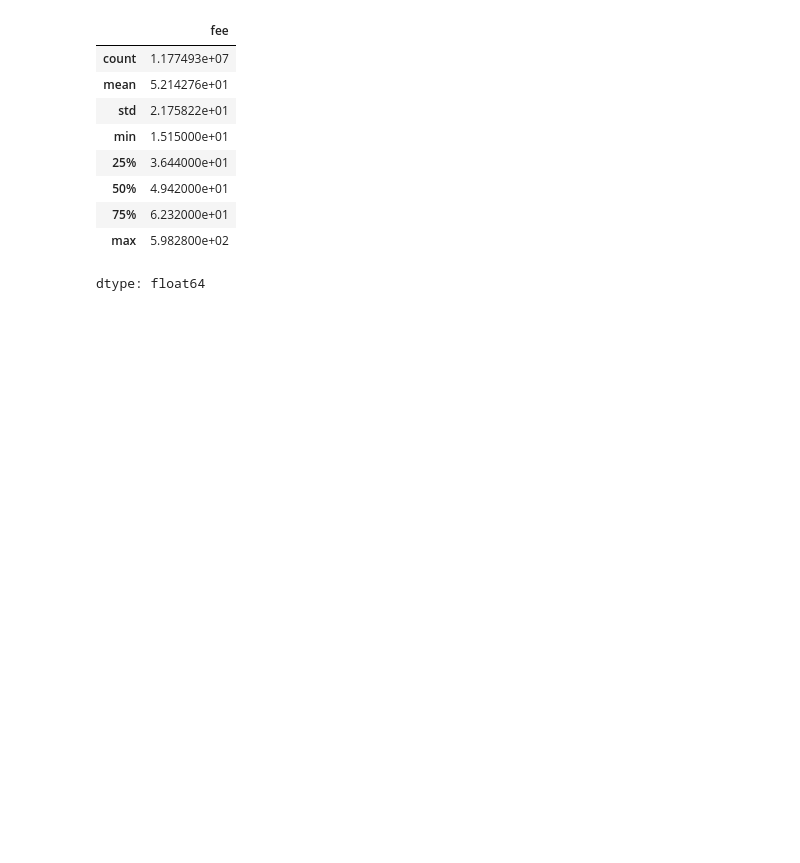
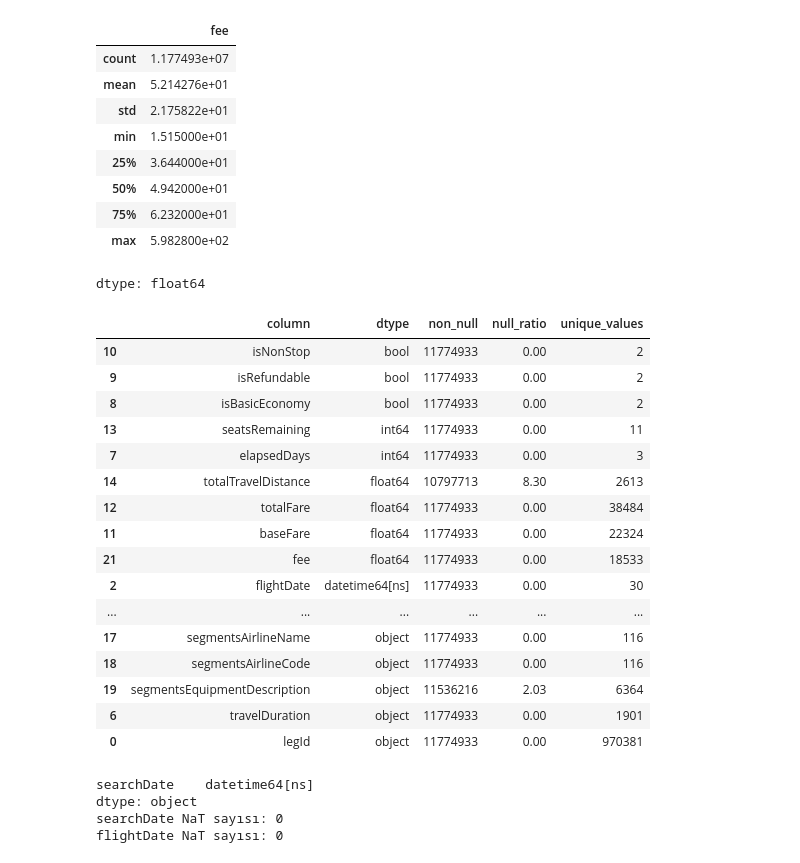
Before and after one commit to meozbrls/Flight_Prices_Analysis, a Jupyter notebook: notebooks/flight_prices_analysis.ipynb, the cells around one changed output. Drawn from its saved outputs; the diff is of its cells as text; code cells hidden in the pictures; blank space fills up the shorter version.

Commit message:
complete data type analysis and structural validation

```diff
--- a/notebooks/flight_prices_analysis.ipynb
+++ b/notebooks/flight_prices_analysis.ipynb
@@ -152,3 +150,45 @@ df["fee"].describe()
 | 75% | 6.232000e+01 |
 | max | 5.982800e+02 |
 dtype: float64
+# %%
+# Kolon tiplerini analiz ediyoruz
+dtype_table = pd.DataFrame({
+    "column": df.columns,
+    "dtype": df.dtypes.values,
+    "non_null": df.notnull().sum().values,          # boş olmayan kayıt sayısı
+    "null_ratio": (df.isnull().mean().values * 100).round(2),  # null oranı (%)
+    "unique_values": df.nunique().values            # benzersiz değer sayısı
+})
+
+dtype_table.sort_values(by="dtype")
+# %% [output]
+|  | column | dtype | non_null | null_ratio | unique_values |
+| 10 | isNonStop | bool | 11774933 | 0.00 | 2 |
+| 9 | isRefundable | bool | 11774933 | 0.00 | 2 |
+| 8 | isBasicEconomy | bool | 11774933 | 0.00 | 2 |
+| 13 | seatsRemaining | int64 | 11774933 | 0.00 | 11 |
+| 7 | elapsedDays | int64 | 11774933 | 0.00 | 3 |
+| 14 | totalTravelDistance | float64 | 10797713 | 8.30 | 2613 |
+| 12 | totalFare | float64 | 11774933 | 0.00 | 38484 |
+| 11 | baseFare | float64 | 11774933 | 0.00 | 22324 |
+| 21 | fee | float64 | 11774933 | 0.00 | 18533 |
+| 2 | flightDate | datetime64[ns] | 11774933 | 0.00 | 30 |
+| ... | ... | ... | ... | ... | ... |
+| 17 | segmentsAirlineName | object | 11774933 | 0.00 | 116 |
+| 18 | segmentsAirlineCode | object | 11774933 | 0.00 | 116 |
+| 19 | segmentsEquipmentDescription | object | 11536216 | 2.03 | 6364 |
+| 6 | travelDuration | object | 11774933 | 0.00 | 1901 |
+| 0 | legId | object | 11774933 | 0.00 | 970381 |
+# %%
+# searchDate kolonunu zaman tipine dönüştürdük.
+df["searchDate"] = pd.to_datetime(df["searchDate"], errors="coerce")
+
+# Dönüşüm sonrası dtype'lar
+print(df[["searchDate"]].dtypes)
+print("searchDate NaT sayısı:", df["searchDate"].isna().sum())
+print("flightDate NaT sayısı:", df["flightDate"].isna().sum())
+# %% [output]
+searchDate    datetime64[ns]
+dtype: object
+searchDate NaT sayısı: 0
+flightDate NaT sayısı: 0
```
Also changed, not shown: parts of 4 cells of this notebook.
